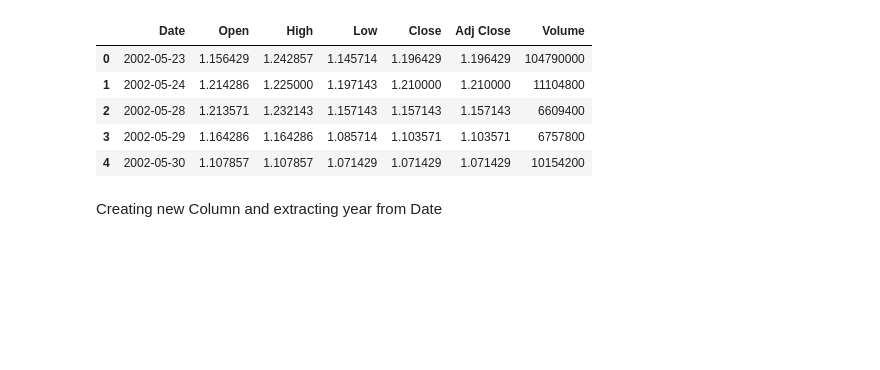
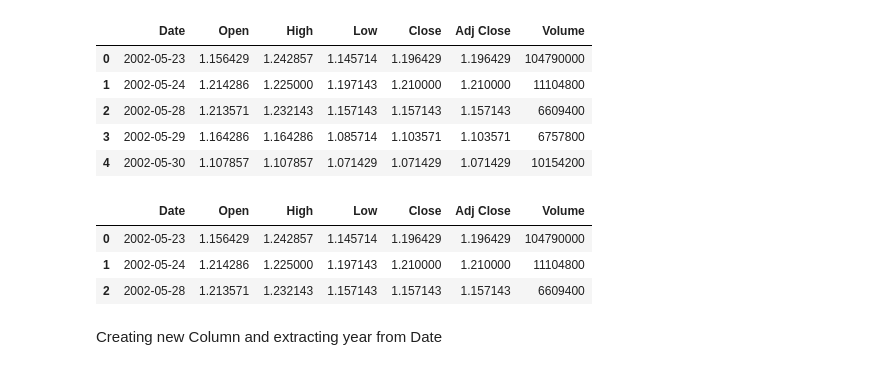
Before and after one commit to lalitlabana7/Netflix-Stock-Analysis, a Jupyter notebook: Netflix Stock Analysis.ipynb, the cells around one changed output. Saved outputs shown, nothing was run; the diff lists cells and outputs as text; code cells hidden in the pictures; blank space fills up the shorter version.

```diff
--- a/Netflix Stock Analysis.ipynb
+++ b/Netflix Stock Analysis.ipynb
@@ -17,7 +17,13 @@ data.head()
 | 3 | 2002-05-29 | 1.164286 | 1.164286 | 1.085714 | 1.103571 | 1.103571 | 6757800 |
 | 4 | 2002-05-30 | 1.107857 | 1.107857 | 1.071429 | 1.071429 | 1.071429 | 10154200 |
 # %%
-data.set_index('Date',inplace=True)
+# data.set_index('Date',inplace=True)
+data.head(3)
+# %% [output]
+|  | Date | Open | High | Low | Close | Adj Close | Volume |
+| 0 | 2002-05-23 | 1.156429 | 1.242857 | 1.145714 | 1.196429 | 1.196429 | 104790000 |
+| 1 | 2002-05-24 | 1.214286 | 1.225000 | 1.197143 | 1.210000 | 1.210000 | 11104800 |
+| 2 | 2002-05-28 | 1.213571 | 1.232143 | 1.157143 | 1.157143 | 1.157143 | 6609400 |
 # %% [markdown]
 Creating new Column and extracting year from Date
 # %%
```
Also changed, not shown: parts of 11 cells of this notebook, 6 other files.
